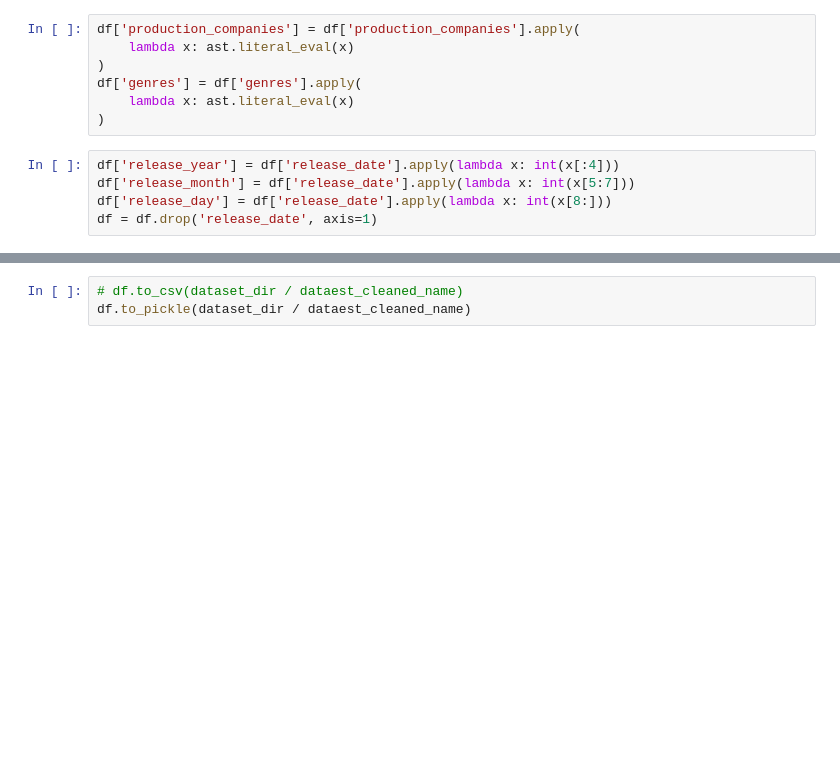
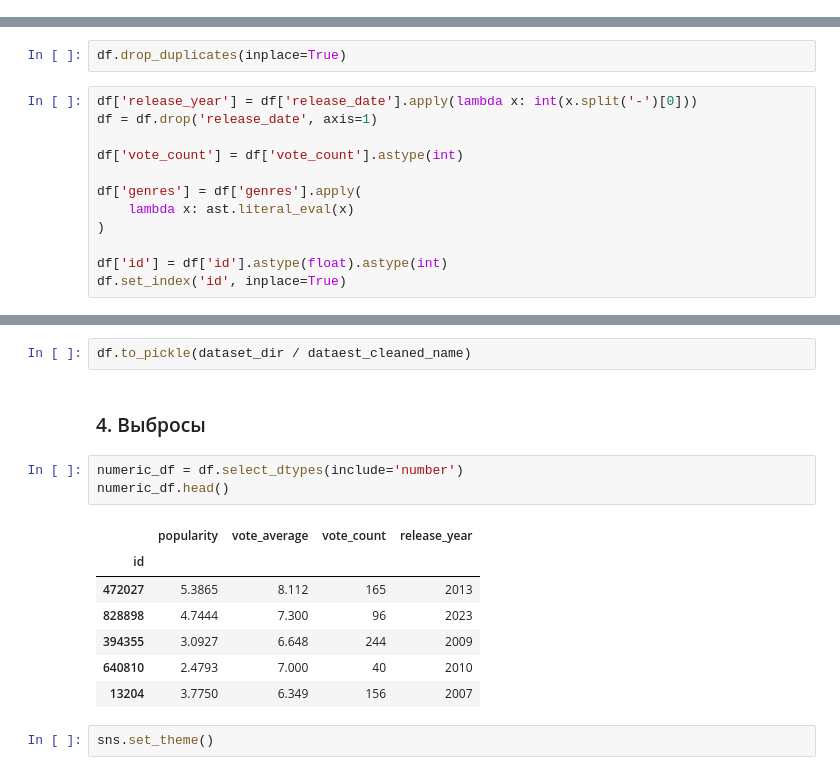
Before and after one commit to hate-red/besttea, a Jupyter notebook: ml/preprocessing.ipynb, the cells around one changed output, grey strips where cells are left out. Cells and saved outputs as stored; diff of their text form; blank space fills up the shorter version.

Commit message:
Preprocessing steps are complered. For now there are 2 datasets: cleaned and preprocessed. Cleaned dataset dont have any missing values and duplicated, and preprocessed is suitabe for training models.

```diff
--- a/ml/preprocessing.ipynb
+++ b/ml/preprocessing.ipynb
@@ -36,12 +54,0 @@ df = df.dropna().drop(['Unnamed: 0'], axis=1).set_index('id')
-# %%
-df['production_companies'] = df['production_companies'].apply(
-    lambda x: ast.literal_eval(x)
-)
-df['genres'] = df['genres'].apply(
-    lambda x: ast.literal_eval(x)
-)
-# %%
-df['release_year'] = df['release_date'].apply(lambda x: int(x[:4]))
-df['release_month'] = df['release_date'].apply(lambda x: int(x[5:7]))
-df['release_day'] = df['release_date'].apply(lambda x: int(x[8:]))
-df = df.drop('release_date', axis=1)
@@ -48,3 +59,17 @@ df = df.drop('release_date', axis=1)
+# %%
+df.drop_duplicates(inplace=True)
+# %%
+df['release_year'] = df['release_date'].apply(lambda x: int(x.split('-')[0]))
+df = df.drop('release_date', axis=1)
+
+df['vote_count'] = df['vote_count'].astype(int)
+
+df['genres'] = df['genres'].apply(
+    lambda x: ast.literal_eval(x)
+)
+
+df['id'] = df['id'].astype(float).astype(int)
+df.set_index('id', inplace=True)
 # %%
 df.info()
 # %% [output]
@@ -68,3 +102,17 @@ memory usage: 4.4+ MB
+# %%
+df.to_pickle(dataset_dir / dataest_cleaned_name)
+# %% [markdown]
+### 4. Выбросы
 # %%
-# df.to_csv(dataset_dir / dataest_cleaned_name)
-df.to_pickle(dataset_dir / dataest_cleaned_name)
+numeric_df = df.select_dtypes(include='number')
+numeric_df.head()
+# %% [output]
+|  | popularity | vote_average | vote_count | release_year |
+| id |  |  |  |  |
+| 472027 | 5.3865 | 8.112 | 165 | 2013 |
+| 828898 | 4.7444 | 7.300 | 96 | 2023 |
+| 394355 | 3.0927 | 6.648 | 244 | 2009 |
+| 640810 | 2.4793 | 7.000 | 40 | 2010 |
+| 13204 | 3.7750 | 6.349 | 156 | 2007 |
+# %%
+sns.set_theme()
```
Also changed, not shown: parts of 21 cells of this notebook, 1 other file.
